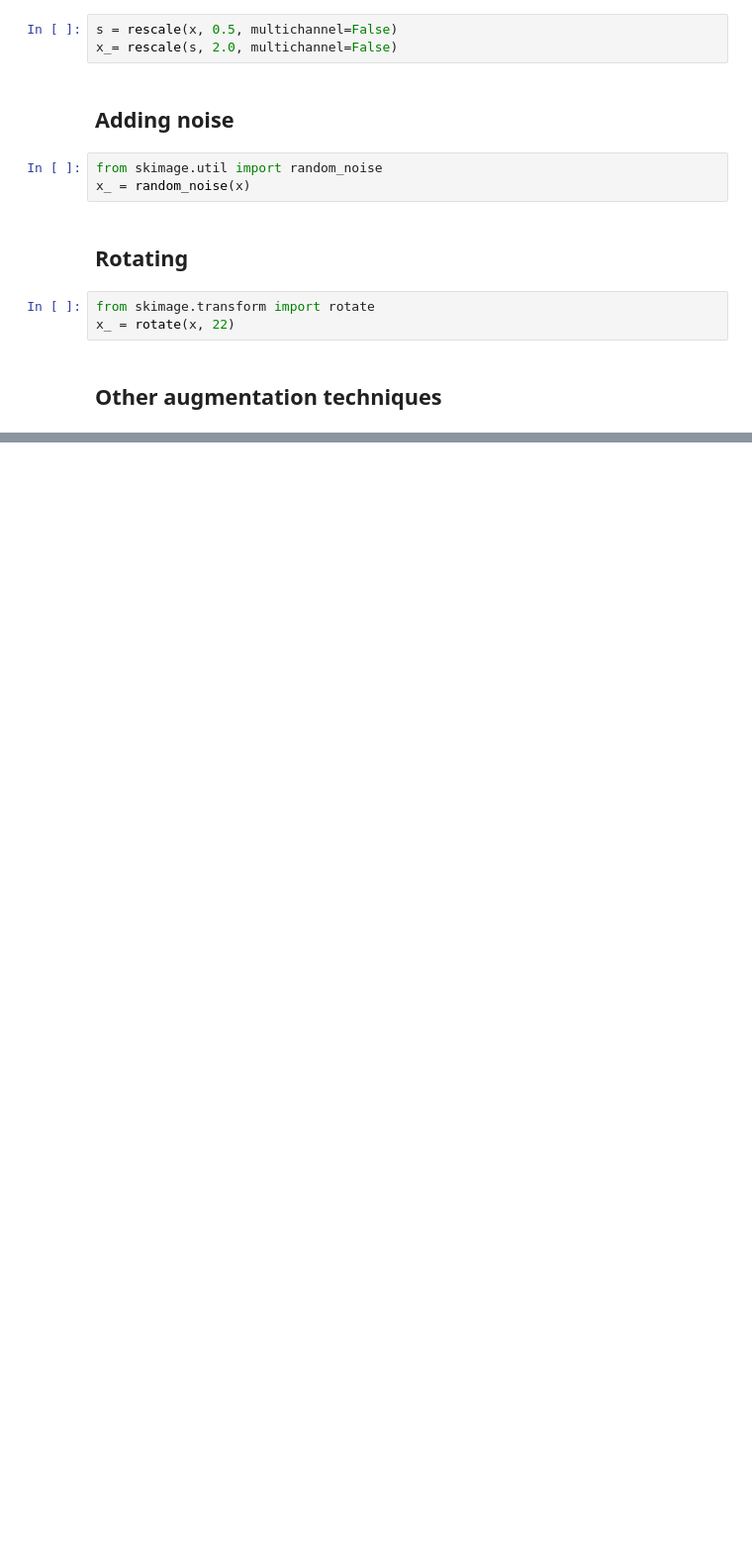
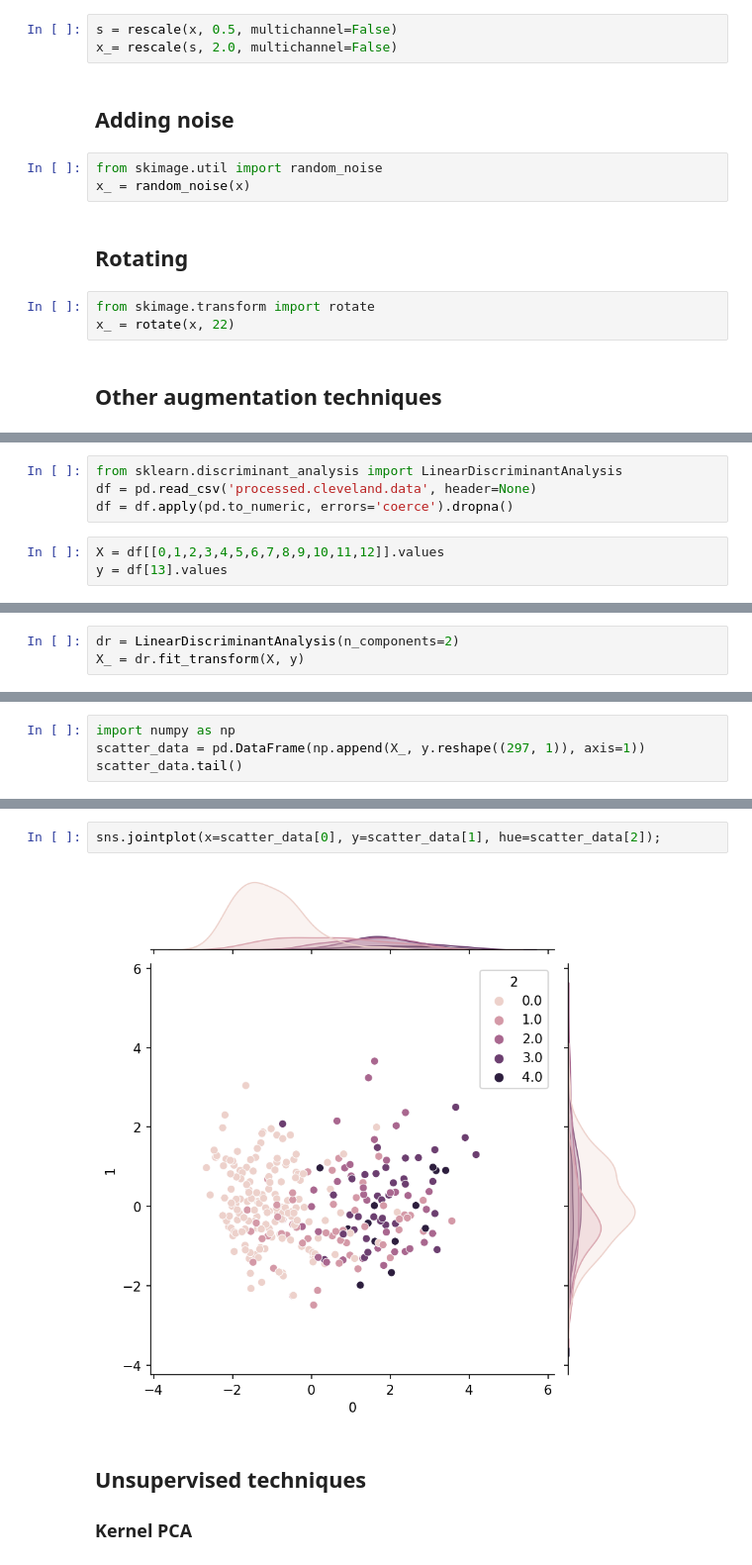
Before and after one commit to Oebele/Deep-lerning-for-beginners, a Jupyter notebook: Preparing_Data.ipynb, the cells around one changed output, grey strips where cells are left out. Shown at 99% size. Saved outputs shown, nothing was run; the diff lists cells and outputs as text; blank space fills up the shorter version.

```diff
--- a/Preparing_Data.ipynb
+++ b/Preparing_Data.ipynb
@@ -311,0 +317,7 @@ x_ = rotate(x, 22)
+# %%
+from sklearn.discriminant_analysis import LinearDiscriminantAnalysis
+df = pd.read_csv('processed.cleveland.data', header=None)
+df = df.apply(pd.to_numeric, errors='coerce').dropna()
+# %%
+X = df[[0,1,2,3,4,5,6,7,8,9,10,11,12]].values
+y = df[13].values
@@ -311,0 +347,3 @@ x_ = rotate(x, 22)
+# %%
+dr = LinearDiscriminantAnalysis(n_components=2)
+X_ = dr.fit_transform(X, y)
@@ -311,0 +367,4 @@ x_ = rotate(x, 22)
+# %%
+import numpy as np
+scatter_data = pd.DataFrame(np.append(X_, y.reshape((297, 1)), axis=1))
+scatter_data.tail()
@@ -311,0 +378,8 @@ x_ = rotate(x, 22)
+# %%
+sns.jointplot(x=scatter_data[0], y=scatter_data[1], hue=scatter_data[2]);
+# %% [output]
+[figure, added]
+# %% [markdown]
+## Unsupervised techniques
+
+### Kernel PCA
```
Also changed, not shown: parts of 19 cells of this notebook.
